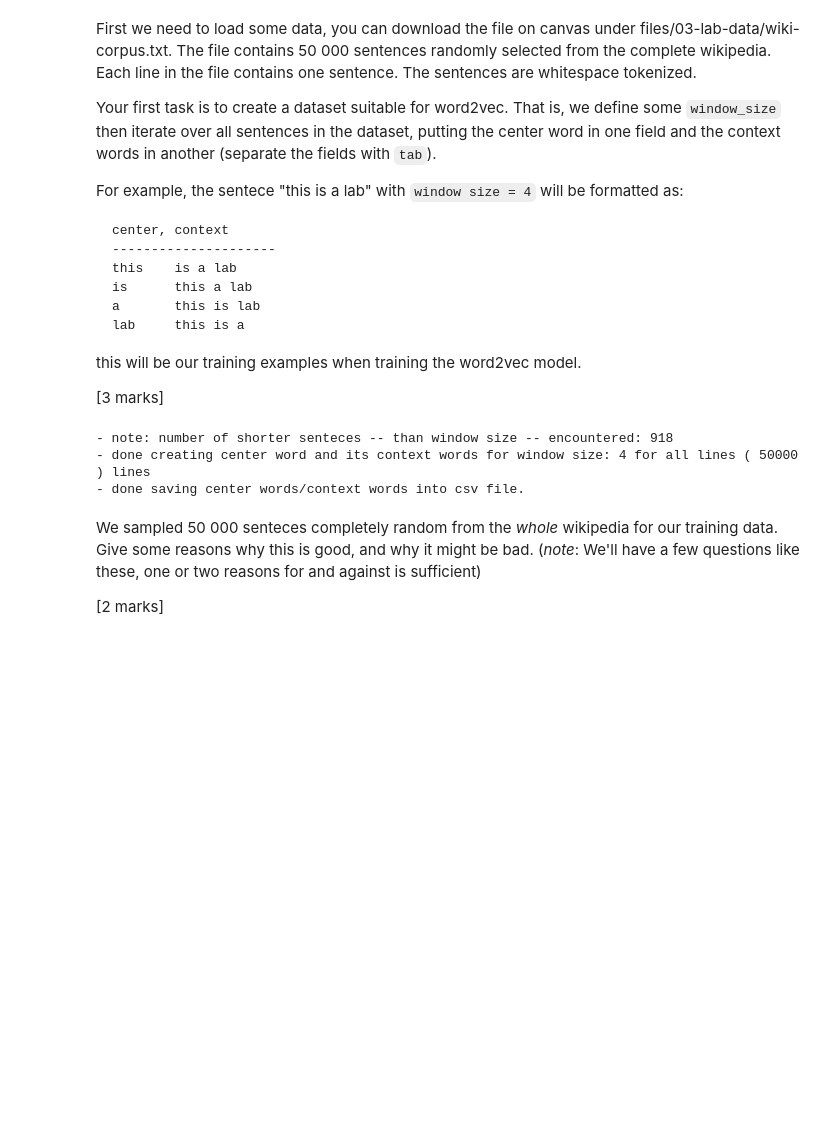
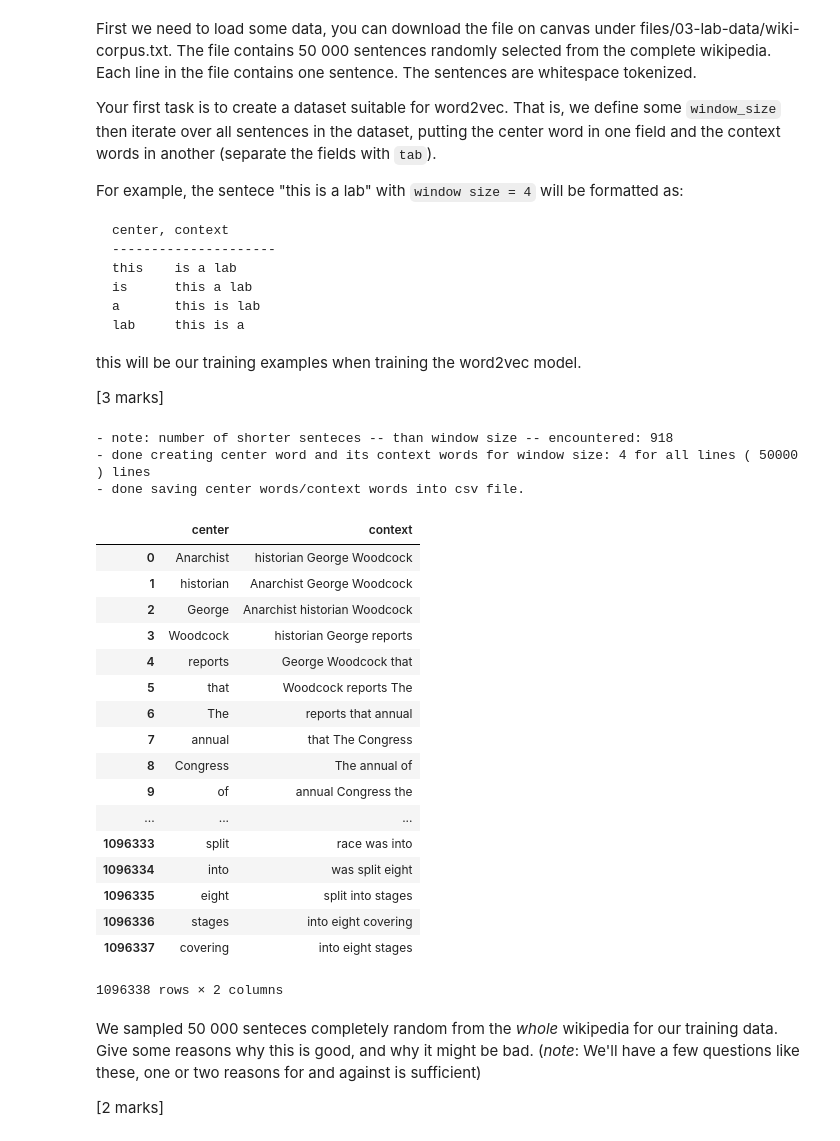
Before and after one commit to chickenbror/computational-semantics-vt21, a Jupyter notebook: BlueMetalLlamas/assignment-03/Bob_Bamshad_Lotfabadi/Bob-Word Embeddings and Language Models.ipynb, the cells around one changed output. Cells and saved outputs as stored; diff of their text form; code cells hidden in the pictures; blank space fills up the shorter version.

```diff
--- a/BlueMetalLlamas/assignment-03/Bob_Bamshad_Lotfabadi/Bob-Word Embeddings and Language Models.ipynb
+++ b/BlueMetalLlamas/assignment-03/Bob_Bamshad_Lotfabadi/Bob-Word Embeddings and Language Models.ipynb
@@ -145,3 +134,24 @@ corpus_reader(data_path)
+# %%
+pd.read_csv("wiki-corpus.txt.csv",sep='\t')
+# %% [output]
+|  | center | context |
+| 0 | Anarchist | historian George Woodcock |
+| 1 | historian | Anarchist George Woodcock |
+| 2 | George | Anarchist historian Woodcock |
+| 3 | Woodcock | historian George reports |
+| 4 | reports | George Woodcock that |
+| 5 | that | Woodcock reports The |
+| 6 | The | reports that annual |
+| 7 | annual | that The Congress |
+| 8 | Congress | The annual of |
+| 9 | of | annual Congress the |
+| ... | ... | ... |
+| 1096333 | split | race was into |
+| 1096334 | into | was split eight |
+| 1096335 | eight | split into stages |
+| 1096336 | stages | into eight covering |
+| 1096337 | covering | into eight stages |
+1096338 rows × 2 columns
 # %% [markdown]
 We sampled 50 000 senteces completely random from the *whole* wikipedia for our training data. Give some reasons why this is good, and why it might be bad. (*note*: We'll have a few questions like these, one or two reasons for and against is sufficient)
 
```
Also changed, not shown: parts of 8 cells of this notebook, 1 other file.
